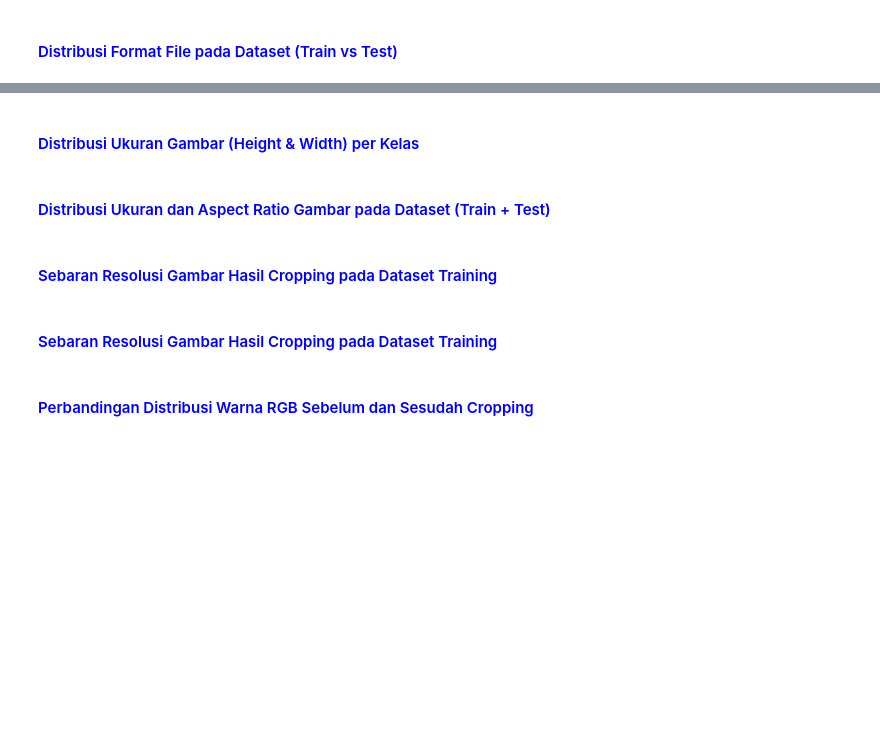
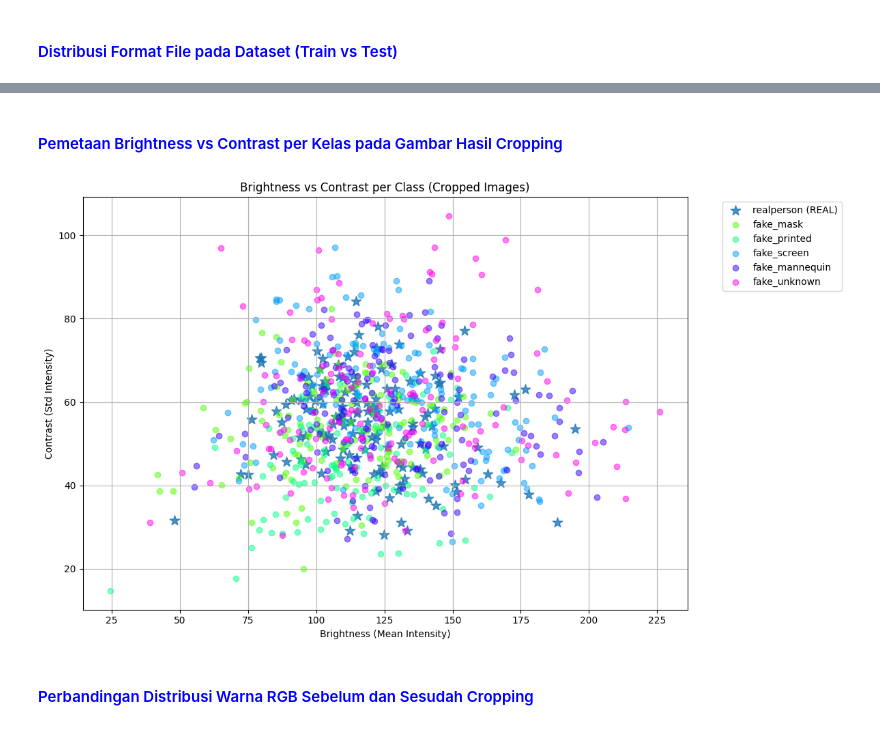
Before and after one commit to mahastuti/spooofing, a Jupyter notebook: notebook/02 EDA.ipynb, the cells around one changed output, grey strips where cells are left out. Cells and saved outputs as stored; diff of their text form; code cells hidden in the pictures; blank space fills up the shorter version.

```diff
--- a/notebook/02 EDA.ipynb
+++ b/notebook/02 EDA.ipynb
@@ -252,2 +371,2 @@ analyze_image_resolution_by_class(TRAIN_PATH, classes)
 # %% [markdown]
-### <h4 style="color:blue;">Distribusi Ukuran Gambar (Height & Width) per Kelas</h5>
+### <h4 style="color:blue;">Pemetaan Brightness vs Contrast per Kelas pada Gambar Hasil Cropping</h5>
@@ -334,2 +372,0 @@ fix_anomalies(test_bad)
-# %% [markdown]
-### <h4 style="color:blue;">Distribusi Ukuran dan Aspect Ratio Gambar pada Dataset (Train + Test)</h5>
@@ -421,2 +372,0 @@ plt.show()
-# %% [markdown]
-### <h4 style="color:blue;">Sebaran Resolusi Gambar Hasil Cropping pada Dataset Training</h5>
@@ -473,2 +372,0 @@ print(f"Max Height       : {np.max(heights)}")
-# %% [markdown]
-### <h4 style="color:blue;">Sebaran Resolusi Gambar Hasil Cropping pada Dataset Training</h5>
@@ -546,3 +373,53 @@ plt.show()
+# %%
+import os
+import glob
+import seaborn as sns
+import matplotlib.pyplot as plt
+
+VALID_EXT = ('.jpg', '.jpeg', '.png')
+
+plt.figure(figsize=(12, 7))
+
+palette = sns.color_palette("hsv", len(classes))
+
+for idx, cls in enumerate(classes):
+    class_path = os.path.join(TRAIN_PATH, cls)  # ✅ fix path
+
+    if not os.path.exists(class_path):
+        print(f"Skip {cls} (folder tidak ada)")
+        continue
+
+    cls_paths = [
+        f for f in glob.glob(os.path.join(class_path, '*'))
+        if f.lower().endswith(VALID_EXT)
+    ][:150]
+
+    if len(cls_paths) == 0:
+        print(f"No images in {cls}")
+        continue
+
+    b, c = get_brightness_contrast(cls_paths)
+
+    if len(b) == 0:
+        print(f"No valid images in {cls}")
+        continue
+
+    # highlight realperson
+    if cls == 'realperson':
+        plt.scatter(b, c, alpha=0.8, marker='*', s=120, label='realperson (REAL)')
+    else:
+        plt.scatter(b, c, alpha=0.5, color=palette[idx], label=cls)
+
+plt.title('Brightness vs Contrast per Class (Cropped Images)')
+plt.xlabel('Brightness (Mean Intensity)')
+plt.ylabel('Contrast (Std Intensity)')
+plt.legend(bbox_to_anchor=(1.05, 1), loc='upper left')
+plt.grid(True)
+
+plt.tight_layout()
+plt.show()
+# %% [output]
+[figure, added]
 # %% [markdown]
 ### <h4 style="color:blue;">Perbandingan Distribusi Warna RGB Sebelum dan Sesudah Cropping</h5>
 # %%
```
Also changed, not shown: parts of 26 cells of this notebook, 1 other file.
